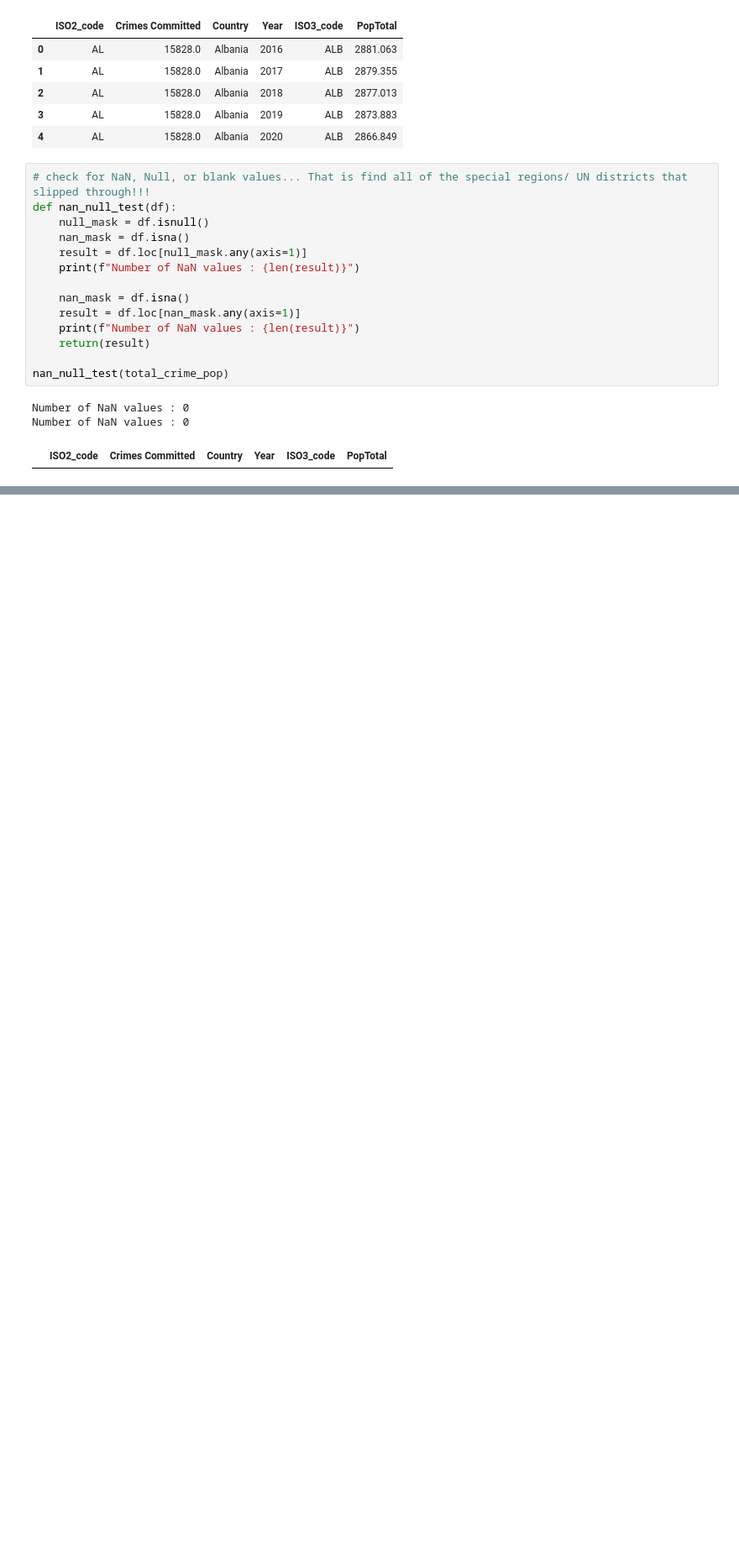
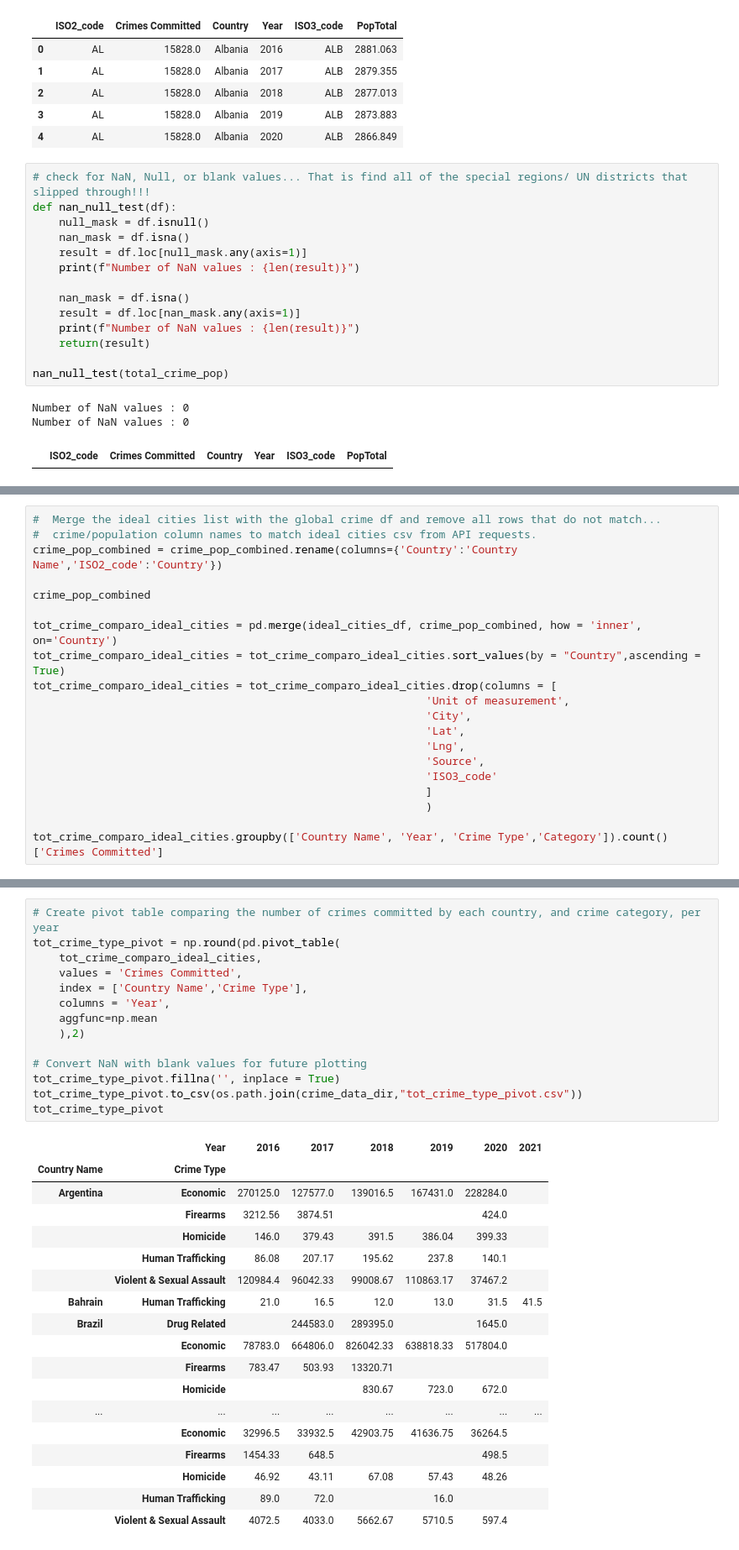
Before and after one commit to mnaffziger/project-one, a Jupyter notebook: Notebooks/UN_crime_pop_cleaned.ipynb, the cells around one changed output, grey strips where cells are left out. Shown: that part at 84% size. Drawn from its saved outputs; the diff is of its cells as text; blank space fills up the shorter version.

```diff
--- a/Notebooks/UN_crime_pop_cleaned.ipynb
+++ b/Notebooks/UN_crime_pop_cleaned.ipynb
@@ -301,0 +260,20 @@ ValueError: array length 10 does not match index length 20
+# %%
+#  Merge the ideal cities list with the global crime df and remove all rows that do not match...
+#  crime/population column names to match ideal cities csv from API requests.
+crime_pop_combined = crime_pop_combined.rename(columns={'Country':'Country Name','ISO2_code':'Country'})
+
+crime_pop_combined
+
+tot_crime_comparo_ideal_cities = pd.merge(ideal_cities_df, crime_pop_combined, how = 'inner', on='Country')
+tot_crime_comparo_ideal_cities = tot_crime_comparo_ideal_cities.sort_values(by = "Country",ascending = True)
+tot_crime_comparo_ideal_cities = tot_crime_comparo_ideal_cities.drop(columns = [
+                                                            'Unit of measurement',
+                                                            'City',
+                                                            'Lat',
+                                                            'Lng',
+                                                            'Source',
+                                                            'ISO3_code'
+                                                            ]
+                                                            )
+
+tot_crime_comparo_ideal_cities.groupby(['Country Name', 'Year', 'Crime Type','Category']).count()['Crimes Committed']
@@ -301,0 +294,33 @@ ValueError: array length 10 does not match index length 20
+# %%
+# Create pivot table comparing the number of crimes committed by each country, and crime category, per year
+tot_crime_type_pivot = np.round(pd.pivot_table(
+    tot_crime_comparo_ideal_cities,
+    values = 'Crimes Committed',
+    index = ['Country Name','Crime Type'],
+    columns = 'Year',
+    aggfunc=np.mean
+    ),2)
+
+# Convert NaN with blank values for future plotting
+tot_crime_type_pivot.fillna('', inplace = True)
+tot_crime_type_pivot.to_csv(os.path.join(crime_data_dir,"tot_crime_type_pivot.csv"))
+tot_crime_type_pivot
+# %% [output]
+|  | Year | 2016 | 2017 | 2018 | 2019 | 2020 | 2021 |
+| Country Name | Crime Type |  |  |  |  |  |  |
+| Argentina | Economic | 270125.0 | 127577.0 | 139016.5 | 167431.0 | 228284.0 |  |
+|  | Firearms | 3212.56 | 3874.51 |  |  | 424.0 |  |
+|  | Homicide | 146.0 | 379.43 | 391.5 | 386.04 | 399.33 |  |
+|  | Human Trafficking | 86.08 | 207.17 | 195.62 | 237.8 | 140.1 |  |
+|  | Violent & Sexual Assault | 120984.4 | 96042.33 | 99008.67 | 110863.17 | 37467.2 |  |
+| Bahrain | Human Trafficking | 21.0 | 16.5 | 12.0 | 13.0 | 31.5 | 41.5 |
+| Brazil | Drug Related |  | 244583.0 | 289395.0 |  | 1645.0 |  |
+|  | Economic | 78783.0 | 664806.0 | 826042.33 | 638818.33 | 517804.0 |  |
+|  | Firearms | 783.47 | 503.93 | 13320.71 |  |  |  |
+|  | Homicide |  |  | 830.67 | 723.0 | 672.0 |  |
+| ... | ... | ... | ... | ... | ... | ... | ... |
+|  | Economic | 32996.5 | 33932.5 | 42903.75 | 41636.75 | 36264.5 |  |
+|  | Firearms | 1454.33 | 648.5 |  |  | 498.5 |  |
+|  | Homicide | 46.92 | 43.11 | 67.08 | 57.43 | 48.26 |  |
+|  | Human Trafficking | 89.0 | 72.0 |  | 16.0 |  |  |
+|  | Violent & Sexual Assault | 4072.5 | 4033.0 | 5662.67 | 5710.5 | 597.4 |  |
```
Also changed, not shown: parts of 25 cells of this notebook, 20 other files.
